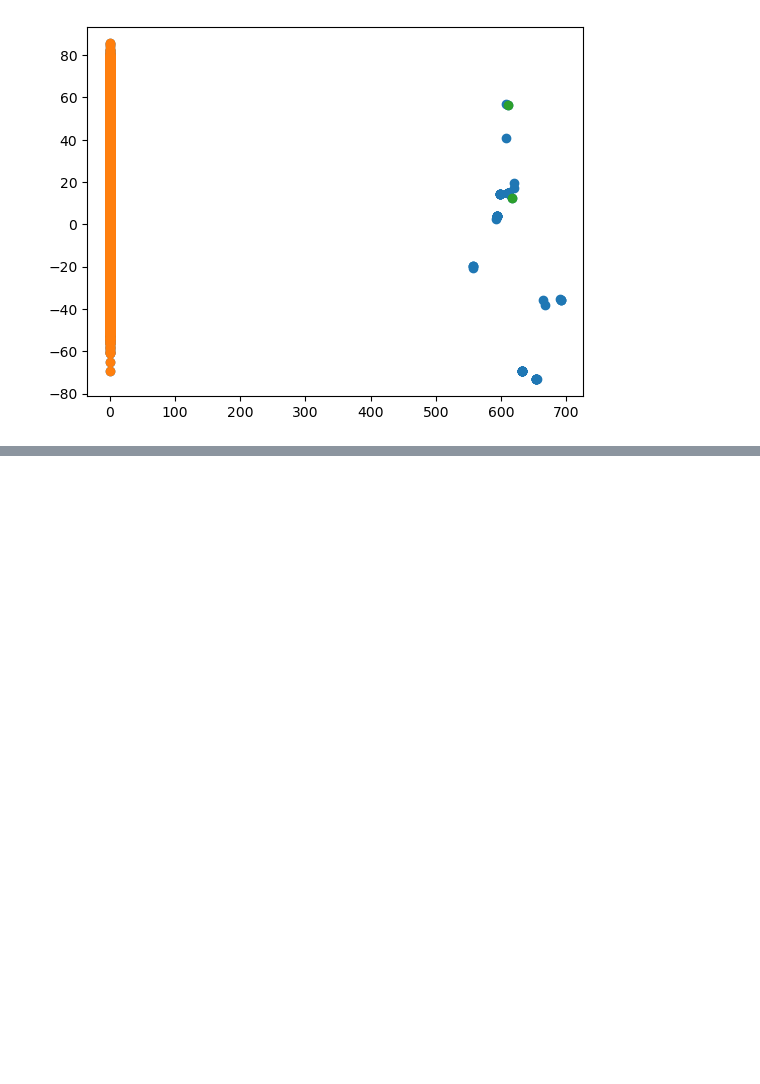
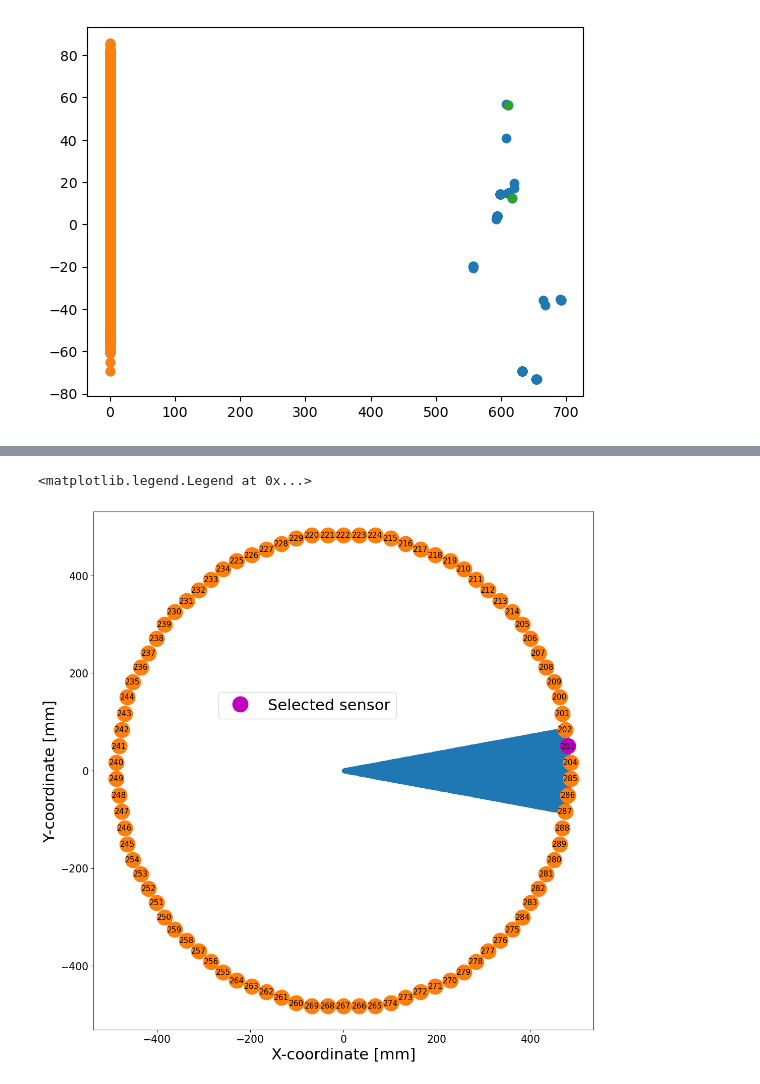
Before and after one commit to mariandbt/python, a Jupyter notebook: notebooks/20231220_NEXT100_offlineS2simulation_optimized.ipynb, the cells around one changed output, grey strips where cells are left out. Saved outputs shown, nothing was run; the diff lists cells and outputs as text; code cells hidden in the pictures; blank space fills up the shorter version.

```diff
--- a/notebooks/20231220_NEXT100_offlineS2simulation_optimized.ipynb
+++ b/notebooks/20231220_NEXT100_offlineS2simulation_optimized.ipynb
@@ -398,0 +495,6 @@ plt.show()
+# %%
+sens_map(203)
+plt.legend(fontsize = 2*font_size, loc = (0.25, 0.6))
+# %% [output]
+<matplotlib.legend.Legend at 0x...>
+[figure, added]
```
Also changed, not shown: parts of 17 cells of this notebook, 7 other files.
